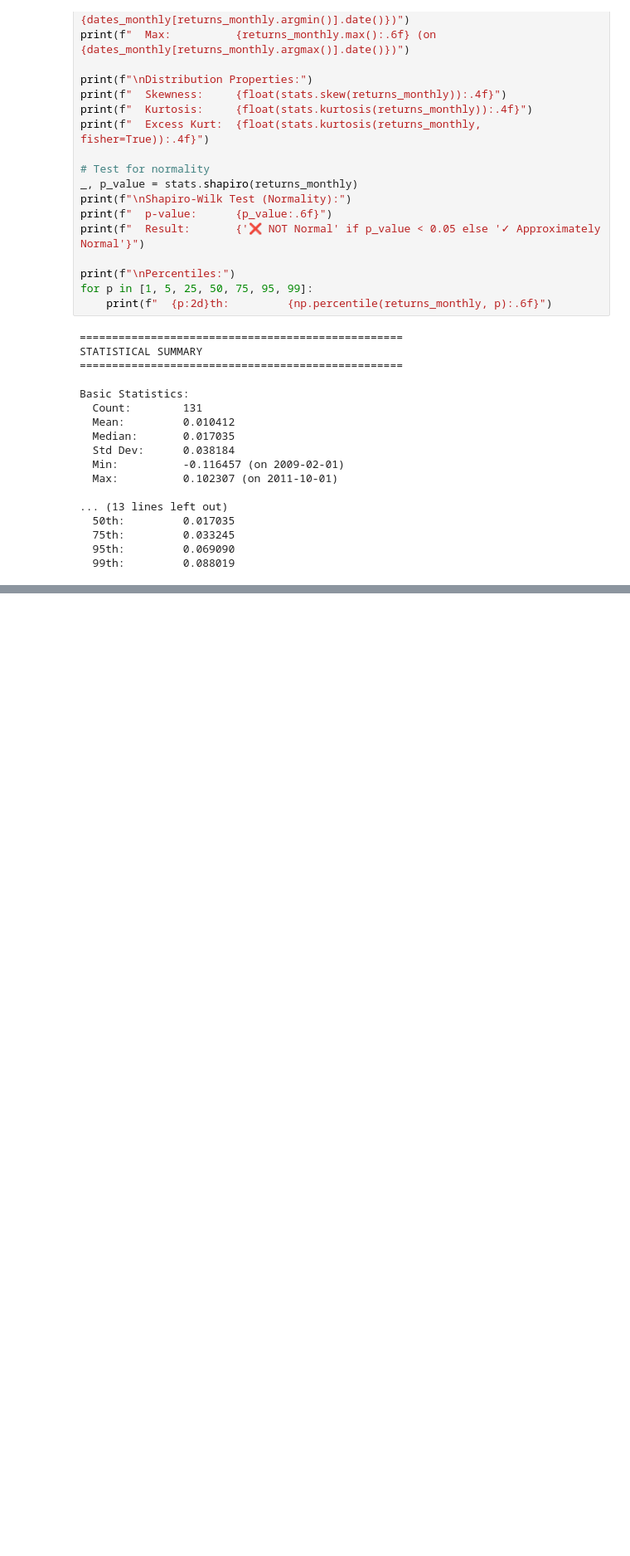
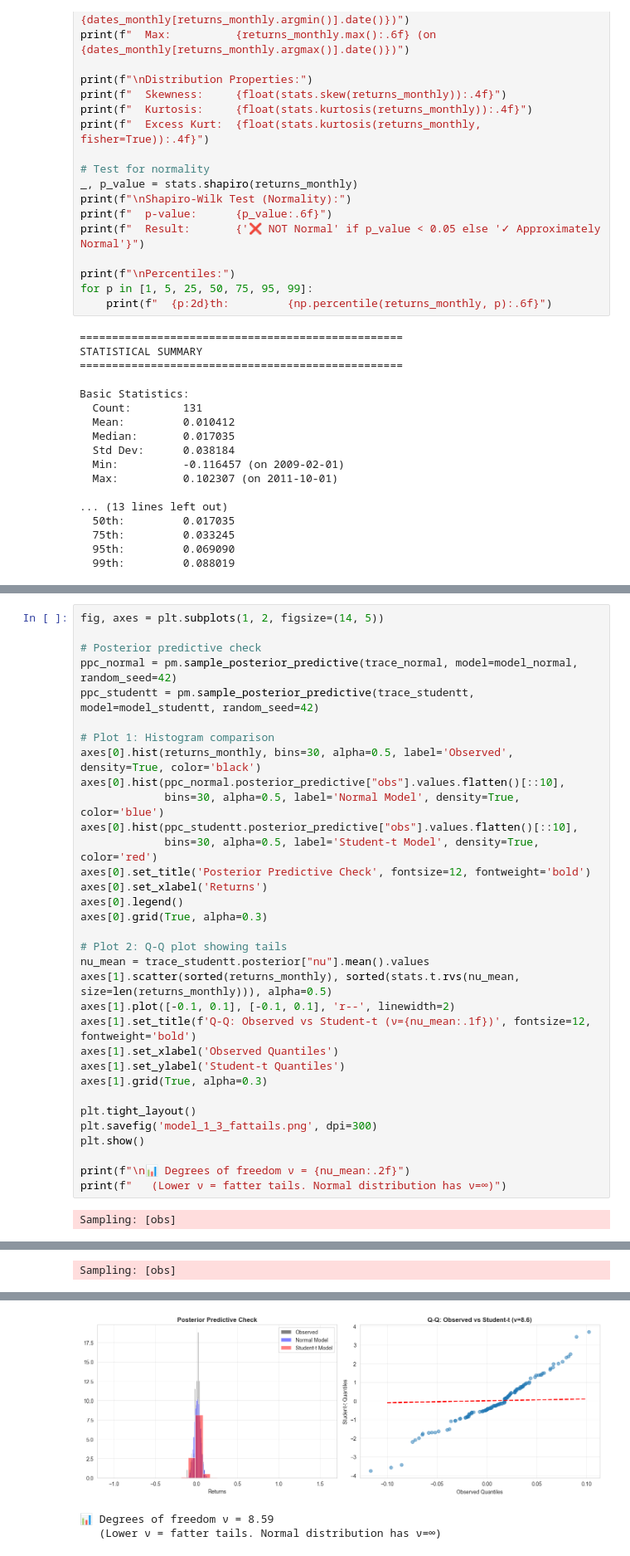
Before and after one commit to niccolo-s/AI_Programming_Project, a Jupyter notebook: code_v1.ipynb, the cells around one changed output, grey strips where cells are left out. Shown at 83% size. Cells and saved outputs as stored; diff of their text form; blank space fills up the shorter version.

```diff
--- a/code_v1.ipynb
+++ b/code_v1.ipynb
@@ -170,0 +721,35 @@ Basic Statistics:
+# %%
+fig, axes = plt.subplots(1, 2, figsize=(14, 5))
+
+# Posterior predictive check
+ppc_normal = pm.sample_posterior_predictive(trace_normal, model=model_normal, random_seed=42)
+ppc_studentt = pm.sample_posterior_predictive(trace_studentt, model=model_studentt, random_seed=42)
+
+# Plot 1: Histogram comparison
+axes[0].hist(returns_monthly, bins=30, alpha=0.5, label='Observed', density=True, color='black')
+axes[0].hist(ppc_normal.posterior_predictive["obs"].values.flatten()[::10],
+             bins=30, alpha=0.5, label='Normal Model', density=True, color='blue')
+axes[0].hist(ppc_studentt.posterior_predictive["obs"].values.flatten()[::10],
+             bins=30, alpha=0.5, label='Student-t Model', density=True, color='red')
+axes[0].set_title('Posterior Predictive Check', fontsize=12, fontweight='bold')
+axes[0].set_xlabel('Returns')
+axes[0].legend()
+axes[0].grid(True, alpha=0.3)
+
+# Plot 2: Q-Q plot showing tails
+nu_mean = trace_studentt.posterior["nu"].mean().values
+axes[1].scatter(sorted(returns_monthly), sorted(stats.t.rvs(nu_mean, size=len(returns_monthly))), alpha=0.5)
+axes[1].plot([-0.1, 0.1], [-0.1, 0.1], 'r--', linewidth=2)
+axes[1].set_title(f'Q-Q: Observed vs Student-t (ν={nu_mean:.1f})', fontsize=12, fontweight='bold')
+axes[1].set_xlabel('Observed Quantiles')
+axes[1].set_ylabel('Student-t Quantiles')
+axes[1].grid(True, alpha=0.3)
+
+plt.tight_layout()
+plt.savefig('model_1_3_fattails.png', dpi=300)
+plt.show()
+
+print(f"\n📊 Degrees of freedom ν = {nu_mean:.2f}")
+print(f"   (Lower ν = fatter tails. Normal distribution has ν=∞)")
+# %% [output]
+Sampling: [obs]
@@ -170,0 +758 @@ Basic Statistics:
+Sampling: [obs]
@@ -170,0 +761,3 @@ Basic Statistics:
+[figure, added]
+📊 Degrees of freedom ν = 8.59
+   (Lower ν = fatter tails. Normal distribution has ν=∞)
```
Also changed, not shown: parts of 17 cells of this notebook.
